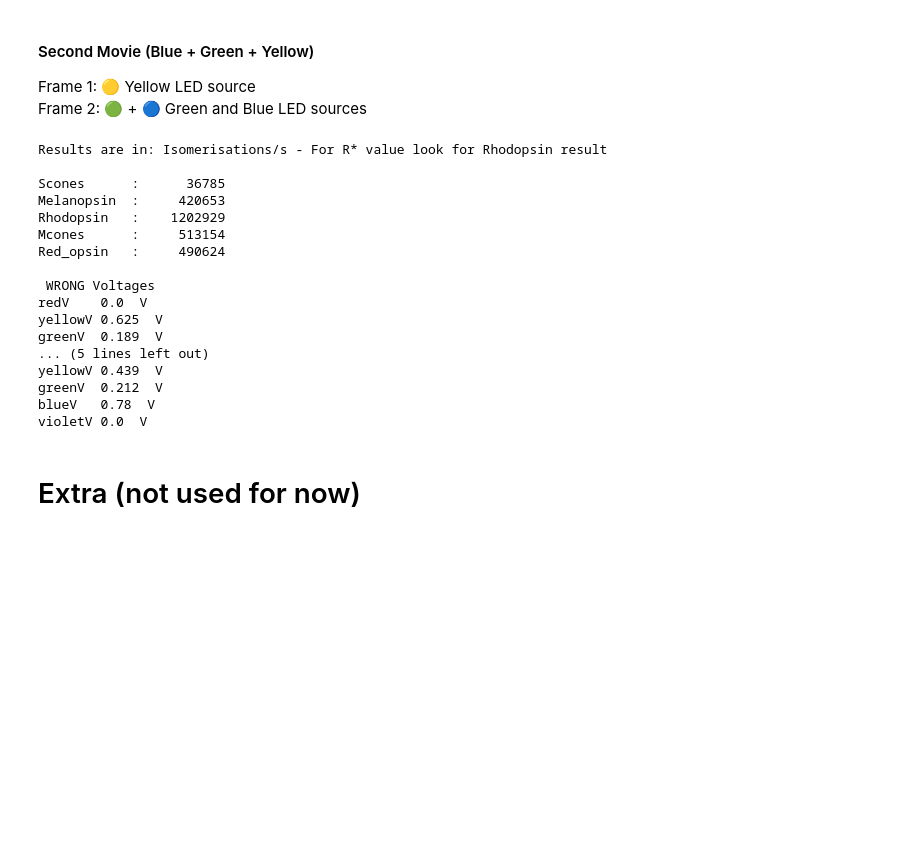
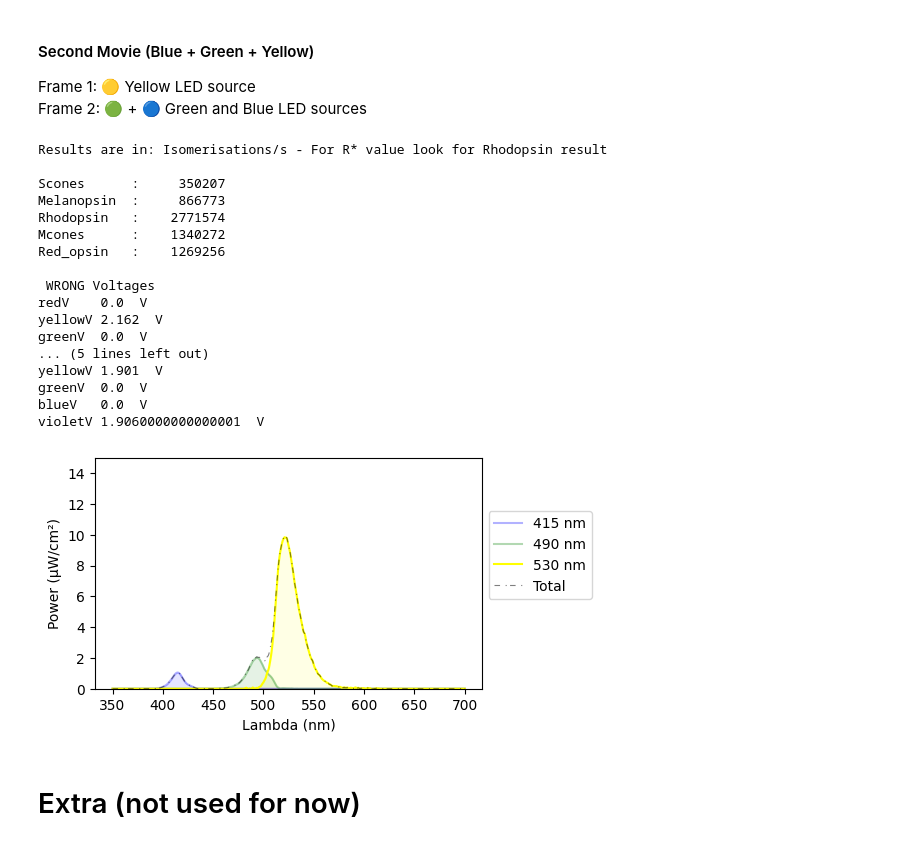
Before and after one commit to FilippoCastellani/photoreceptor_isomerisation, a Jupyter notebook: Calculate_Isomerizations_For_Movies.ipynb, the cells around one changed output. Cells and saved outputs as stored; diff of their text form; code cells hidden in the pictures; blank space fills up the shorter version.

```diff
--- a/Calculate_Isomerizations_For_Movies.ipynb
+++ b/Calculate_Isomerizations_For_Movies.ipynb
@@ -567,11 +559,13 @@ violetV 2.505  V
 # Second movie Blue + Green frame
 # ----------------------------------------
 
-violet = 0
-blue   = 0.177006226264
-green = 0.048792600935
-yellow = 0.175
+violet =    0
+blue   =    0.035    # 0.177006226264
+green  =    0.1472         # 0.048792600935
+yellow =    0.558    # 0.175
 red    = 0
+
+Second_Movie_Bframe_color_settings = [violet,blue,green,yellow,red]
 # %%
 Second_Movie_Vframe_light = LEDs[0]*violet + LEDs[1]*blue + LEDs[2]*green + LEDs[3]*yellow + LEDs[4]*red
 
@@ -580,44 +574,47 @@ Transmission =  10**(-NDfilter/10)
 
 Second_Movie_Vframe_light = (violet*LEDs[0]+blue*LEDs[1]+green*LEDs[2]+yellow*LEDs[3]+red*LEDs[4])*Transmission
 
 Second_Movie_ISO_result = IlluminanceFactor(Second_Movie_Vframe_light,Opsins,x)
 
 print('Results are in: Isomerisations/s - For R* value look for Rhodopsin result\n')
 Write_fancy(Second_Movie_ISO_result,F=0)
 
 #Print voltages
 print('\n WRONG Voltages')
 print('redV   ',find_V(red,'r', newVcurves, Vnew),' V')
 print('yellowV',find_V(yellow,'r', newVcurves, Vnew),' V')
 print('greenV ',find_V(green,'r', newVcurves, Vnew),' V')
 print('blueV  ',find_V(blue,'r', newVcurves, Vnew),' V')
 print('violetV',find_V(violet,'r', newVcurves, Vnew),' V')
 
 #Print voltages
 print('\n Right Voltages')
 print('redV   ',find_V(red,'r', newVcurves, Vnew),' V')
 print('yellowV',find_V(yellow,'y', newVcurves, Vnew),' V')
 print('greenV ',find_V(green,'g', newVcurves, Vnew),' V')
 print('blueV  ',find_V(blue,'b', newVcurves, Vnew),' V')
 print('violetV',find_V(violet,'v', newVcurves, Vnew),' V')
+
+plot_spectrum(LEDs, x, Second_Movie_Bframe_color_settings, ylim = [0,15])
 # %% [output]
 Results are in: Isomerisations/s - For R* value look for Rhodopsin result
 
-Scones      :      36785
-Melanopsin  :     420653
-Rhodopsin   :    1202929
-Mcones      :     513154
-Red_opsin   :     490624
+Scones      :     350207
+Melanopsin  :     866773
+Rhodopsin   :    2771574
+Mcones      :    1340272
+Red_opsin   :    1269256
 
  WRONG Voltages
 redV    0.0  V
-yellowV 0.625  V
-greenV  0.189  V
+yellowV 2.162  V
+greenV  0.0  V
 ... (5 lines left out)
-yellowV 0.439  V
-greenV  0.212  V
-blueV   0.78  V
-violetV 0.0  V
+yellowV 1.901  V
+greenV  0.0  V
+blueV   0.0  V
+violetV 1.9060000000000001  V
+[figure, added]
 # %% [markdown]
 # Extra (not used for now)
 # %%
```
Also changed, not shown: parts of 6 cells of this notebook, 1 other file.
